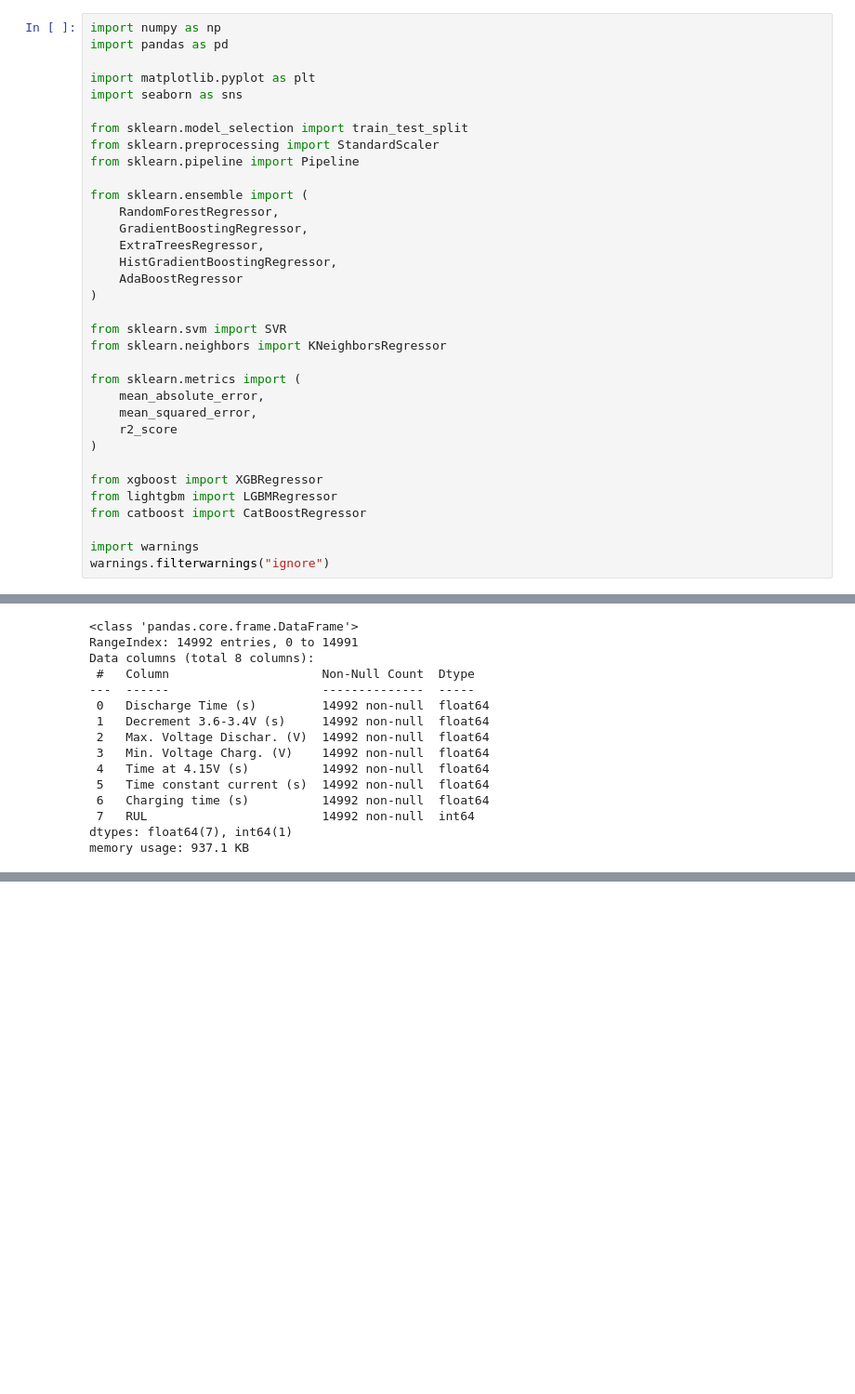
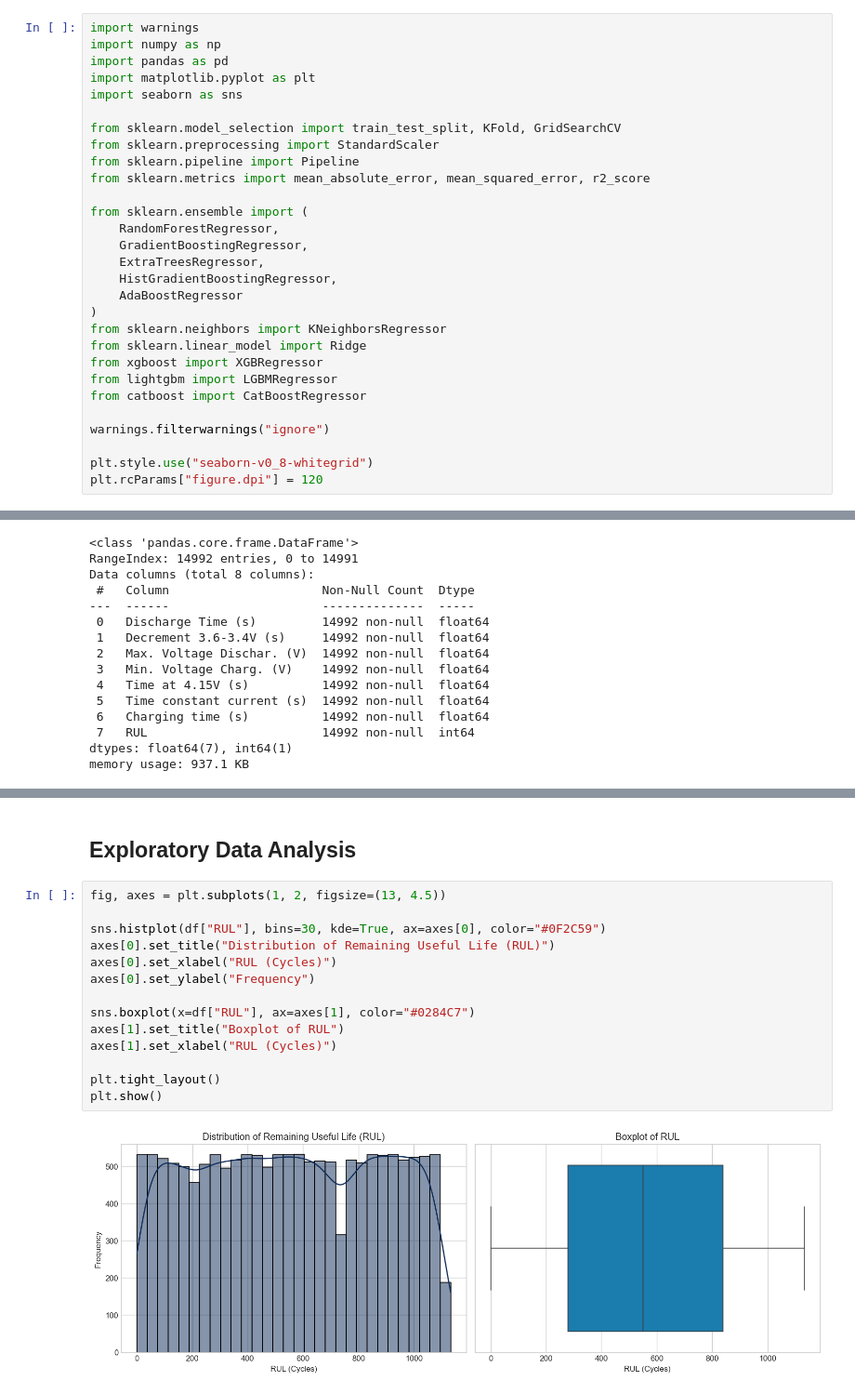
Before and after one commit to Next-Gen-Coder-2007/Intelligent-Lithium-Ion-Battery-Remaining-Useful-Life-Prediction-Digital-Twin, a Jupyter notebook: Review1_version1.ipynb, the cells around one changed output, grey strips where cells are left out. Shown at 93% size. Cells and saved outputs as stored; diff of their text form; blank space fills up the shorter version.

```diff
--- a/Review1_version1.ipynb
+++ b/Review1_version1.ipynb
@@ -1,13 +6,14 @@
 # %%
+import warnings
 import numpy as np
 import pandas as pd
-
 import matplotlib.pyplot as plt
 import seaborn as sns
 
-from sklearn.model_selection import train_test_split
+from sklearn.model_selection import train_test_split, KFold, GridSearchCV
 from sklearn.preprocessing import StandardScaler
 from sklearn.pipeline import Pipeline
+from sklearn.metrics import mean_absolute_error, mean_squared_error, r2_score
 
 from sklearn.ensemble import (
     RandomForestRegressor,
@@ -16,19 +22,13 @@ from sklearn.ensemble import (
     HistGradientBoostingRegressor,
     AdaBoostRegressor
 )
-
-from sklearn.svm import SVR
 from sklearn.neighbors import KNeighborsRegressor
-
-from sklearn.metrics import (
-    mean_absolute_error,
-    mean_squared_error,
-    r2_score
-)
-
+from sklearn.linear_model import Ridge
 from xgboost import XGBRegressor
 from lightgbm import LGBMRegressor
 from catboost import CatBoostRegressor
 
-import warnings
 warnings.filterwarnings("ignore")
+
+plt.style.use("seaborn-v0_8-whitegrid")
+plt.rcParams["figure.dpi"] = 120
@@ -622,0 +93,18 @@ for name in models:
+# %% [markdown]
+## Exploratory Data Analysis
+# %%
+fig, axes = plt.subplots(1, 2, figsize=(13, 4.5))
+
+sns.histplot(df["RUL"], bins=30, kde=True, ax=axes[0], color="#0F2C59")
+axes[0].set_title("Distribution of Remaining Useful Life (RUL)")
+axes[0].set_xlabel("RUL (Cycles)")
+axes[0].set_ylabel("Frequency")
+
+sns.boxplot(x=df["RUL"], ax=axes[1], color="#0284C7")
+axes[1].set_title("Boxplot of RUL")
+axes[1].set_xlabel("RUL (Cycles)")
+
+plt.tight_layout()
+plt.show()
+# %% [output]
+[figure, added]
```
Also changed, not shown: parts of 46 cells of this notebook, 1 other file.
